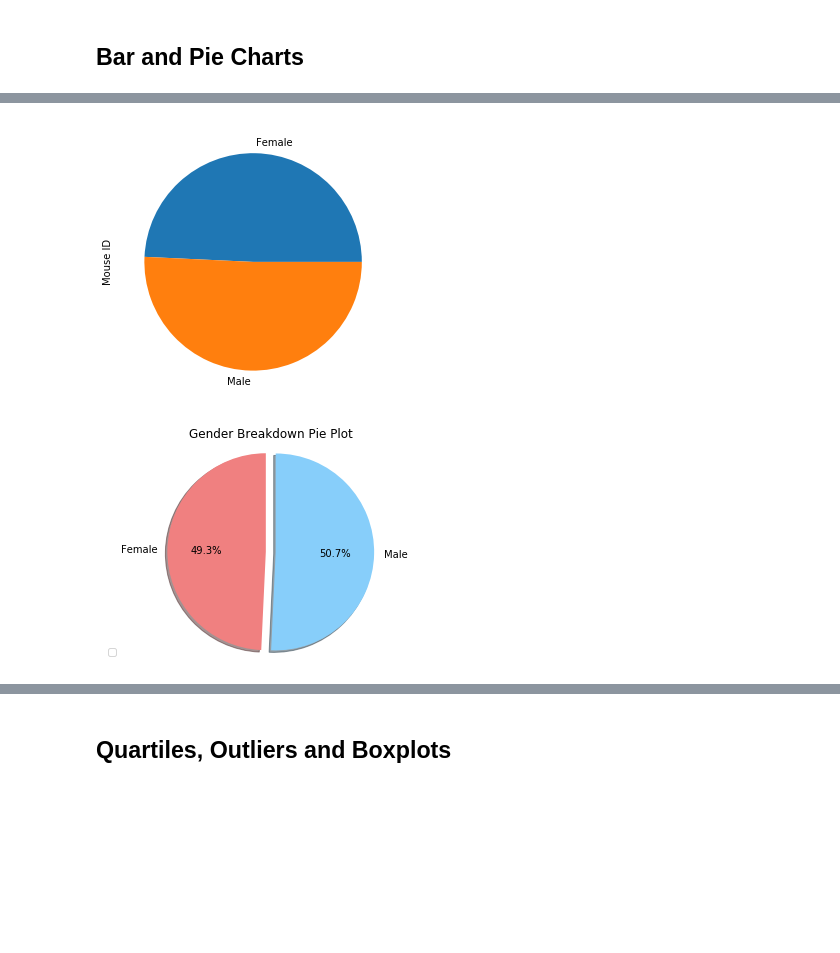
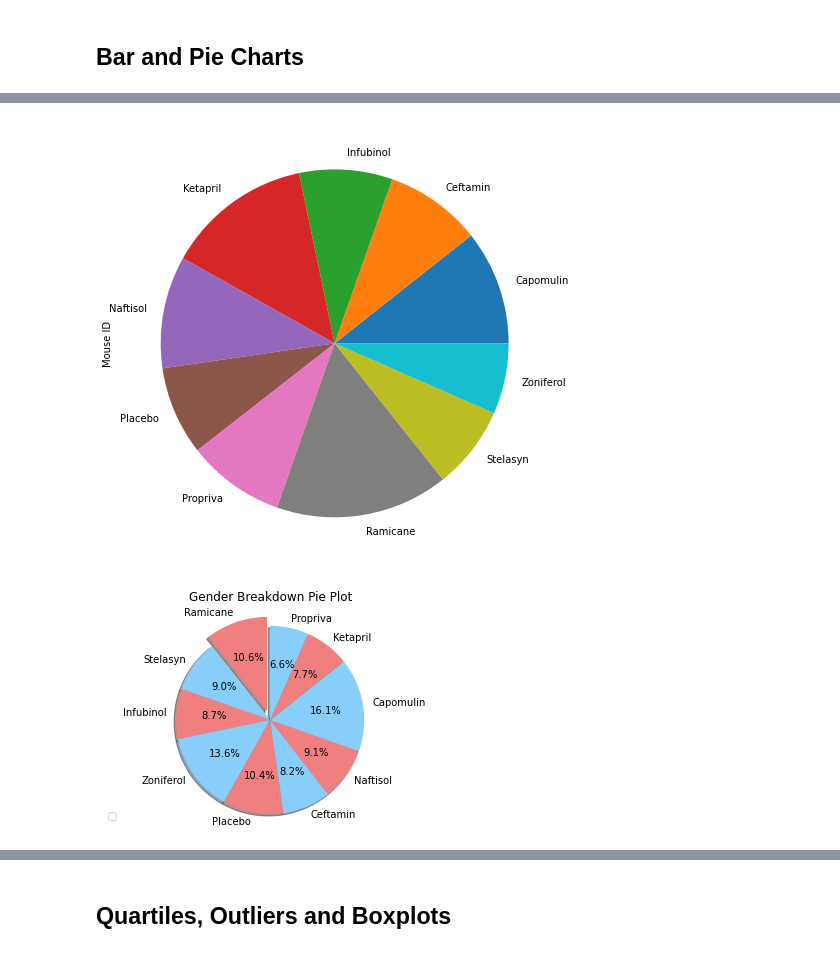
Before and after one commit to AdrianGallyot/matlibplot-challenge, a Jupyter notebook: pymaceuticals_starter.ipynb, the cells around one changed output, grey strips where cells are left out. Saved outputs shown, nothing was run; the diff lists cells and outputs as text; code cells hidden in the pictures; blank space fills up the shorter version.

```diff
--- a/pymaceuticals_starter.ipynb
+++ b/pymaceuticals_starter.ipynb
@@ -167,18 +155,20 @@ plt.bar(x_Axis,y_Axis, color='r', align='center', width=0.3)
 # %%
-# Generate a pie plot showing the distribution of female versus male mice using pandas
+# Generate a pie plot showing the distribution of male mice using pandas
 
-Gender_Base = Mouse_DeDup.loc[:,["Sex","Mouse ID"]]
-Gender_Group = Gender_Base.groupby("Sex")
-Gender_List = Gender_Base['Sex'].unique()
+Gender_Base = Mouse_DeDup.loc[:,["Sex","Mouse ID","Drug Regimen"]]
+Male = Gender_Base['Sex'] == 'Male'
+Gender_Filter = Gender_Base[Male]
+Gender_Group = Gender_Filter.groupby("Drug Regimen")
+Gender_List = Gender_Filter['Drug Regimen'].unique()
 Gender_Count = Gender_Group['Mouse ID'].count()
-plot = Gender_Count.plot.pie(subplots=True, figsize=(11,5))
+plot = Gender_Count.plot.pie(subplots=True, figsize=(10,8))
 # %% [output]
-[figure, old version]
+[figure, new version]
 # %%
-# Generate a pie plot showing the distribution of female versus male mice using pyplot
+# Generate a pie plot showing the distribution of male mice using pyplot
 
 colors = ["lightcoral", "lightskyblue"]
-explode = (0.1, 0)
+explode = (0.1, 0, 0,0 ,0 , 0, 0, 0, 0,0)
 
 plt.title("Gender Breakdown Pie Plot")
 plt.legend(Gender_List, loc=3)
@@ -187,4 +177,4 @@ plt.pie(Gender_Count, explode=explode, labels=Gender_List, colors=colors,
 plt.axis("equal")
 plt.show()
 # %% [output]
-[figure, old version]
+[figure, new version]
```
Also changed, not shown: parts of 8 cells of this notebook.
